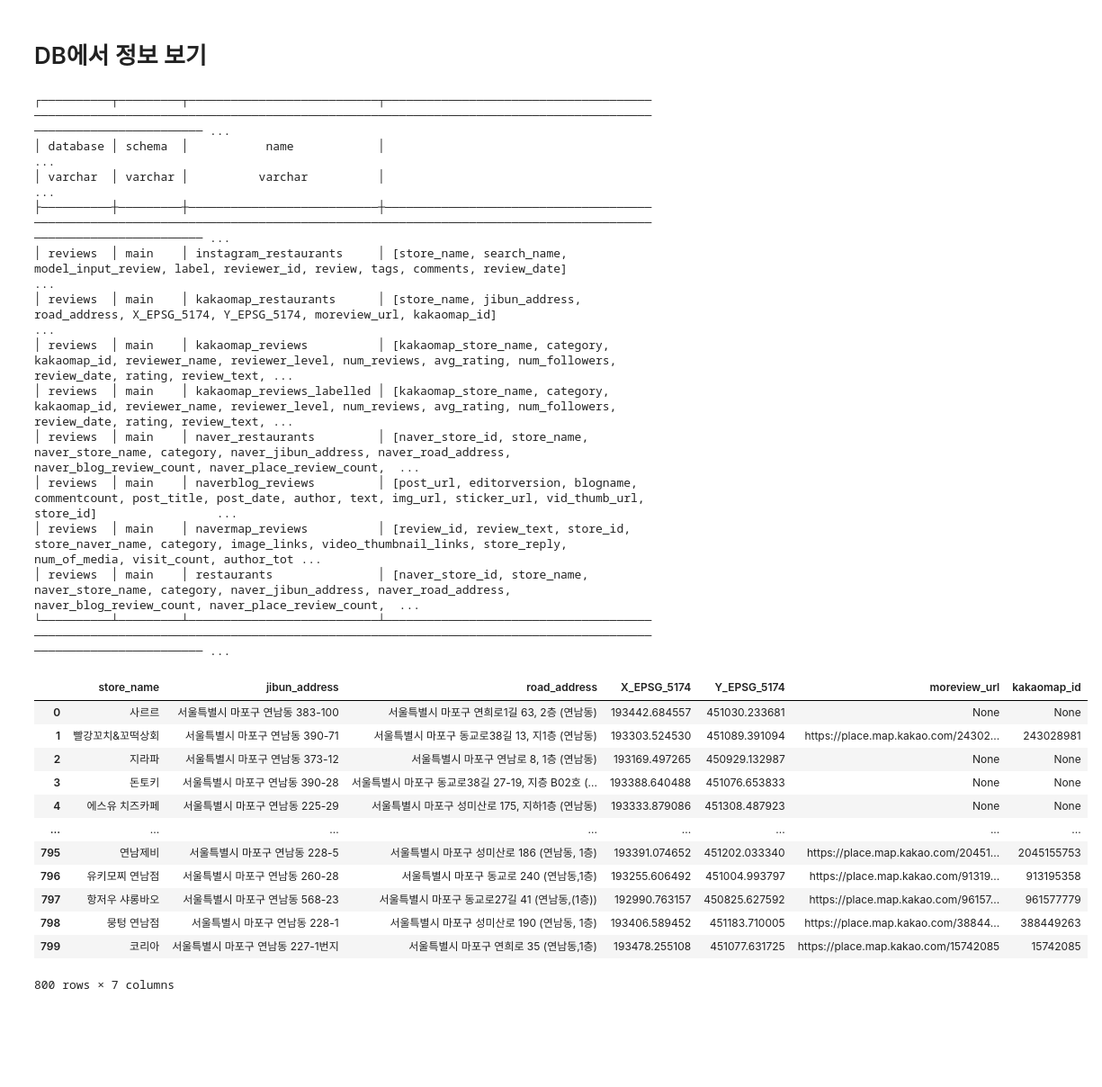
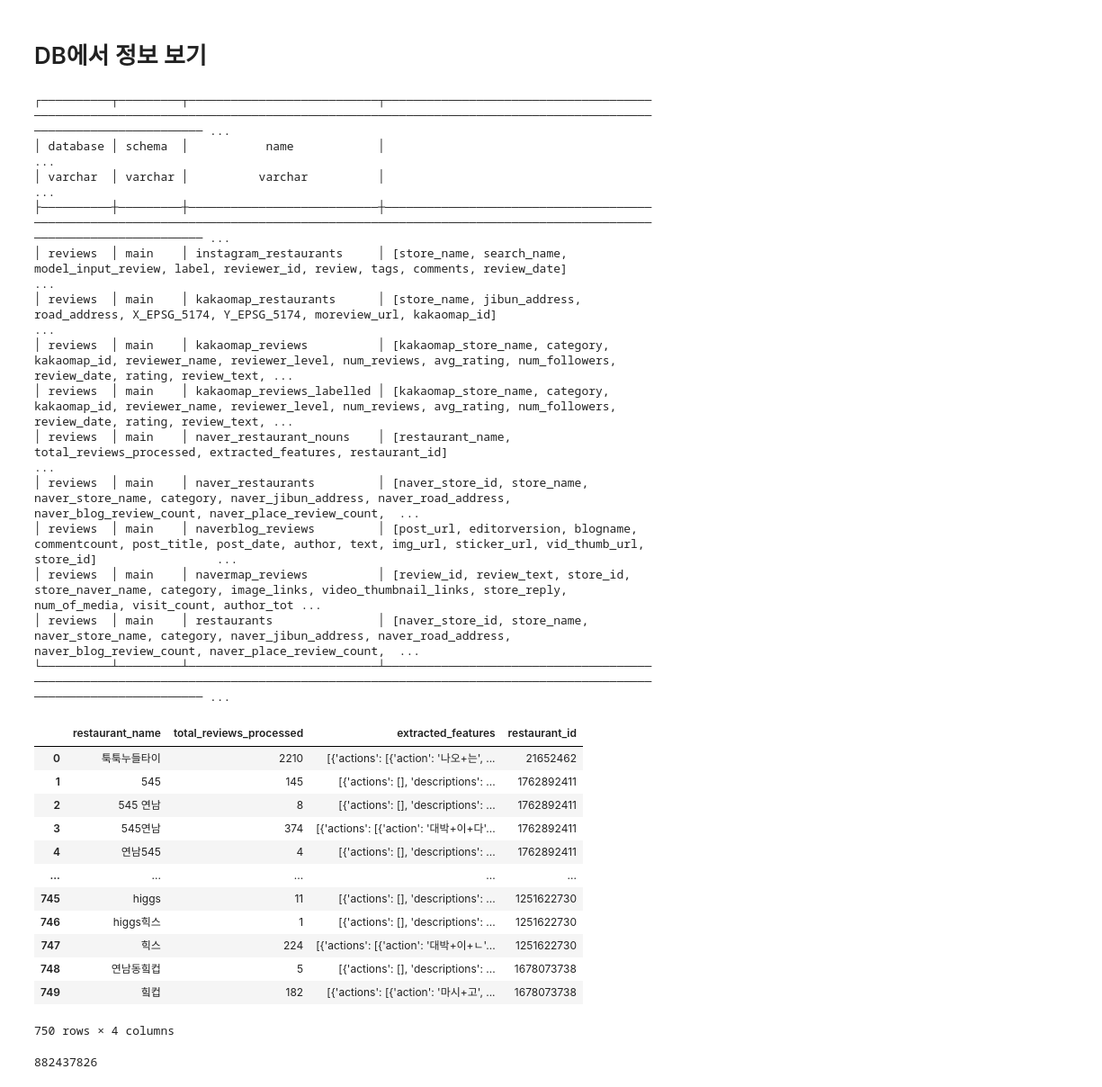
Before and after one commit to haemilia/real_matjib_code, a Jupyter notebook: DB/create_db.ipynb, the cells around one changed output. Shown: that part at 90% size. Cells and saved outputs as stored; diff of their text form; code cells hidden in the pictures; blank space fills up the shorter version.

Commit message:
Naver noun visualization added

```diff
--- a/DB/create_db.ipynb
+++ b/DB/create_db.ipynb
@@ -70,37 +70,60 @@ with duckdb.connect(database=local_db_path) as conn:
 # %%
 with duckdb.connect(database=new_db_path, read_only=True) as db_conn:
     # DB에 어떤 테이블 있는 지 보기
     db_conn.sql("PRAGMA show_tables_expanded;").show()
     # 데이터프레임으로 테이블 가져오기
-    restaurants = db_conn.table("kakaomap_restaurants").to_df()
+    restaurants = db_conn.table("naver_restaurant_nouns").to_df()
     display(restaurants)
 # %% [output]
 ┌──────────┬─────────┬───────────────────────────┬────────────────────────────────────────────────────────────────────────────────────────────────────────────────────────────────────────────────────── ...
 │ database │ schema  │           name            │                                                                                                                                                       ...
 │ varchar  │ varchar │          varchar          │                                                                                                                                                       ...
 ├──────────┼─────────┼───────────────────────────┼────────────────────────────────────────────────────────────────────────────────────────────────────────────────────────────────────────────────────── ...
 │ reviews  │ main    │ instagram_restaurants     │ [store_name, search_name, model_input_review, label, reviewer_id, review, tags, comments, review_date]                                                ...
 │ reviews  │ main    │ kakaomap_restaurants      │ [store_name, jibun_address, road_address, X_EPSG_5174, Y_EPSG_5174, moreview_url, kakaomap_id]                                                        ...
 │ reviews  │ main    │ kakaomap_reviews          │ [kakaomap_store_name, category, kakaomap_id, reviewer_name, reviewer_level, num_reviews, avg_rating, num_followers, review_date, rating, review_text, ...
 │ reviews  │ main    │ kakaomap_reviews_labelled │ [kakaomap_store_name, category, kakaomap_id, reviewer_name, reviewer_level, num_reviews, avg_rating, num_followers, review_date, rating, review_text, ...
+│ reviews  │ main    │ naver_restaurant_nouns    │ [restaurant_name, total_reviews_processed, extracted_features, restaurant_id]                                                                         ...
 │ reviews  │ main    │ naver_restaurants         │ [naver_store_id, store_name, naver_store_name, category, naver_jibun_address, naver_road_address, naver_blog_review_count, naver_place_review_count,  ...
 │ reviews  │ main    │ naverblog_reviews         │ [post_url, editorversion, blogname, commentcount, post_title, post_date, author, text, img_url, sticker_url, vid_thumb_url, store_id]                 ...
 │ reviews  │ main    │ navermap_reviews          │ [review_id, review_text, store_id, store_naver_name, category, image_links, video_thumbnail_links, store_reply, num_of_media, visit_count, author_tot ...
 │ reviews  │ main    │ restaurants               │ [naver_store_id, store_name, naver_store_name, category, naver_jibun_address, naver_road_address, naver_blog_review_count, naver_place_review_count,  ...
 └──────────┴─────────┴───────────────────────────┴────────────────────────────────────────────────────────────────────────────────────────────────────────────────────────────────────────────────────── ...
-|  | store_name | jibun_address | road_address | X_EPSG_5174 | Y_EPSG_5174 | moreview_url | kakaomap_id |
-| 0 | 사르르 | 서울특별시 마포구 연남동 383-100 | 서울특별시 마포구 연희로1길 63, 2층 (연남동) | 193442.684557 | 451030.233681 | None | None |
-| 1 | 빨강꼬치&꼬떡상회 | 서울특별시 마포구 연남동 390-71 | 서울특별시 마포구 동교로38길 13, 지1층 (연남동) | 193303.524530 | 451089.391094 | https://place.map.kakao.com/24302... | 243028981 |
-| 2 | 지라파 | 서울특별시 마포구 연남동 373-12 | 서울특별시 마포구 연남로 8, 1층 (연남동) | 193169.497265 | 450929.132987 | None | None |
-| 3 | 돈토키 | 서울특별시 마포구 연남동 390-28 | 서울특별시 마포구 동교로38길 27-19, 지층 B02호 (... | 193388.640488 | 451076.653833 | None | None |
-| 4 | 에스유 치즈카페 | 서울특별시 마포구 연남동 225-29 | 서울특별시 마포구 성미산로 175, 지하1층 (연남동) | 193333.879086 | 451308.487923 | None | None |
-| ... | ... | ... | ... | ... | ... | ... | ... |
-| 795 | 연남제비 | 서울특별시 마포구 연남동 228-5 | 서울특별시 마포구 성미산로 186 (연남동, 1층) | 193391.074652 | 451202.033340 | https://place.map.kakao.com/20451... | 2045155753 |
-| 796 | 유키모찌 연남점 | 서울특별시 마포구 연남동 260-28 | 서울특별시 마포구 동교로 240 (연남동,1층) | 193255.606492 | 451004.993797 | https://place.map.kakao.com/91319... | 913195358 |
-| 797 | 항저우 샤롱바오 | 서울특별시 마포구 연남동 568-23 | 서울특별시 마포구 동교로27길 41 (연남동,(1층)) | 192990.763157 | 450825.627592 | https://place.map.kakao.com/96157... | 961577779 |
-| 798 | 뭉텅 연남점 | 서울특별시 마포구 연남동 228-1 | 서울특별시 마포구 성미산로 190 (연남동, 1층) | 193406.589452 | 451183.710005 | https://place.map.kakao.com/38844... | 388449263 |
-| 799 | 코리아 | 서울특별시 마포구 연남동 227-1번지 | 서울특별시 마포구 연희로 35 (연남동,1층) | 193478.255108 | 451077.631725 | https://place.map.kakao.com/15742085 | 15742085 |
+|  | restaurant_name | total_reviews_processed | extracted_features | restaurant_id |
+| 0 | 툭툭누들타이 | 2210 | [{'actions': [{'action': '나오+는', ... | 21652462 |
+| 1 | 545 | 145 | [{'actions': [], 'descriptions': ... | 1762892411 |
+| 2 | 545 연남 | 8 | [{'actions': [], 'descriptions': ... | 1762892411 |
+| 3 | 545연남 | 374 | [{'actions': [{'action': '대박+이+다'... | 1762892411 |
+| 4 | 연남545 | 4 | [{'actions': [], 'descriptions': ... | 1762892411 |
+| ... | ... | ... | ... | ... |
+| 745 | higgs | 11 | [{'actions': [], 'descriptions': ... | 1251622730 |
+| 746 | higgs힉스 | 1 | [{'actions': [], 'descriptions': ... | 1251622730 |
+| 747 | 힉스 | 224 | [{'actions': [{'action': '대박+이+ㄴ'... | 1251622730 |
+| 748 | 연남동힠컵 | 5 | [{'actions': [], 'descriptions': ... | 1678073738 |
+| 749 | 힠컵 | 182 | [{'actions': [{'action': '마시+고', ... | 1678073738 |
-800 rows × 7 columns
+750 rows × 4 columns
+# %%
+def _execute_cached_query_to_df(con, query:str, params:list|None=None) -> pd.DataFrame:
+    if con is None:
+        raise ConnectionError("Failed to connect to duckdb")
+    try:
+        df = con.execute(query, parameters=params).fetchdf()
+        return df
+    except Exception as e:
+        print(f"Error while executing query: {query}; Error: {e}")
+        # st.error(f"Error while executing query to DB: {e}")
+        # st.stop
+    return pd.DataFrame([])
+
+with duckdb.connect(database=new_db_path, read_only=True) as db_conn:
+    query = """SELECT naver_store_id
+                FROM naver_restaurants
+                WHERE store_name = (?)"""
+    df=_execute_cached_query_to_df(db_conn, query , ["각별한"])
+    selected_store_id = df.iloc[0, 0]
+    query1 = """SELECT """
+# %% [output]
+882437826
 # %%
 with duckdb.connect(database=new_db_path, read_only=True) as db_conn:
     navermap = db_conn.table("navermap_reviews").to_df()
```
Also changed, not shown: parts of 4 cells of this notebook, 4 other files.
